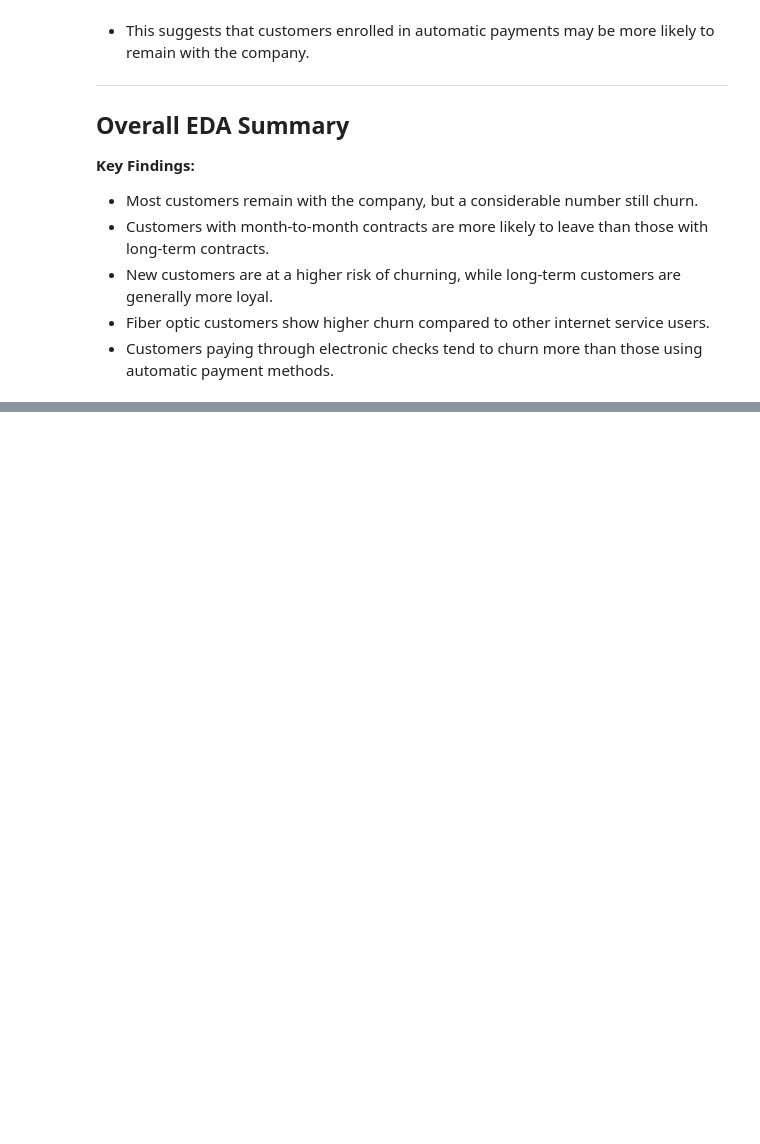
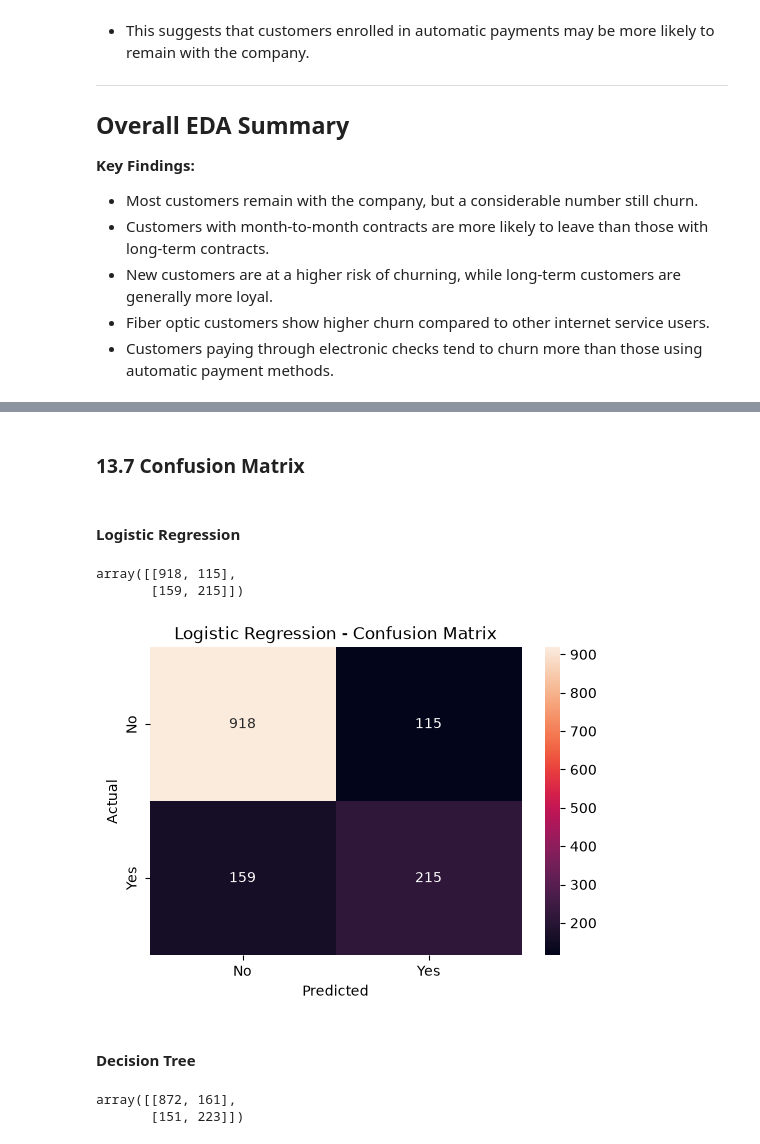
Before and after one commit to humairathameem/Telco-Customer-Churn-Prediction, a Jupyter notebook: Notebooks/Telco_Churn_Prediction.ipynb, the cells around one changed output, grey strips where cells are left out. Cells and saved outputs as stored; diff of their text form; code cells hidden in the pictures; blank space fills up the shorter version.

Commit message:
Complete Telco customer churn prediction project

```diff
--- a/Notebooks/Telco_Churn_Prediction.ipynb
+++ b/Notebooks/Telco_Churn_Prediction.ipynb
@@ -308,0 +478,3 @@ plt.show()
+# %%
+# Initialize the Logistic Regression model
+logistic_model = LogisticRegression(max_iter=1000)
@@ -308,0 +486,3 @@ plt.show()
+# %%
+# Train the Logistic Regression model on the processed training data
+logistic_model.fit(X_train_processed, y_train)
@@ -308,0 +534,3 @@ plt.show()
+# %%
+# Make Logistic Regression predictions on the test set
+y_pred_logistic = logistic_model.predict(X_test_processed)
@@ -308,0 +673,2 @@ plt.show()
+# %% [markdown]
+### 13.7 Confusion Matrix
@@ -308,0 +678,37 @@ plt.show()
+# %% [markdown]
+#### Logistic Regression
+# %%
+# Calculate Logistic Regression Confusion Matrix
+logistic_cm = confusion_matrix(y_test, y_pred_logistic, labels=["No", "Yes"])
+logistic_cm
+# %% [output]
+array([[918, 115],
+       [159, 215]])
+# %%
+# Plot the confusion matrix
+plt.figure(figsize=(6, 4))
+
+sns.heatmap(
+    logistic_cm,
+    annot=True,
+    fmt="d",
+    xticklabels=["No", "Yes"],
+    yticklabels=["No", "Yes"]
+)
+
+plt.xlabel("Predicted")
+plt.ylabel("Actual")
+plt.title("Logistic Regression - Confusion Matrix")
+plt.savefig("../Images/confusion_matrix/logistic_regression_confusion_matrix.png")
+plt.show()
+# %% [output]
+[figure, added]
+# %% [markdown]
+#### Decision Tree
+# %%
+# Calculate Decision Tree Confusion Matrix
+tree_cm = confusion_matrix(y_test, y_pred_tree, labels=["No", "Yes"])
+tree_cm
+# %% [output]
+array([[872, 161],
+       [151, 223]])
```
Also changed, not shown: parts of 98 cells of this notebook, 13 other files.
